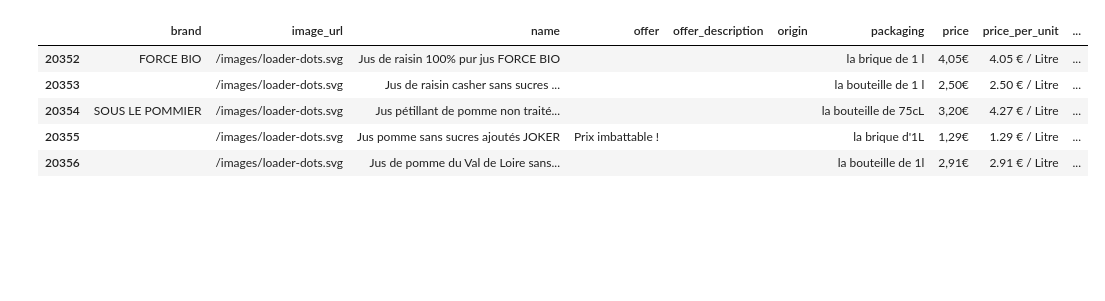
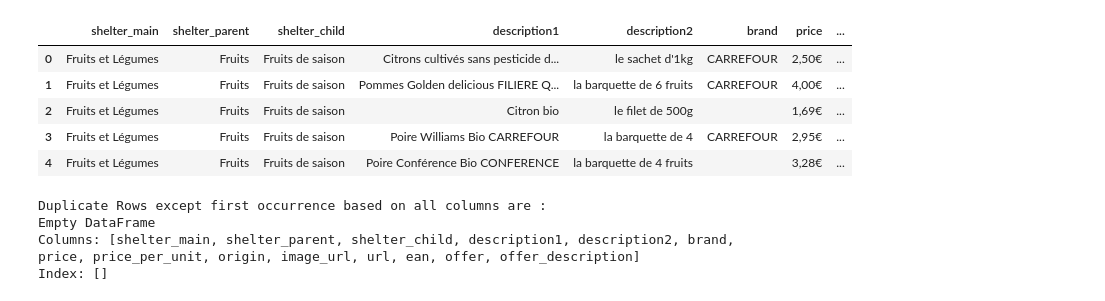
Before and after one commit to vsalamand/Notebooks, a Jupyter notebook: [carrefour] foodprice-app.ipynb, the cells around one changed output. Drawn from its saved outputs; the diff is of its cells as text; code cells hidden in the pictures; blank space fills up the shorter version.

```diff
--- a/[carrefour] foodprice-app.ipynb
+++ b/[carrefour] foodprice-app.ipynb
@@ -21,21 +21,21 @@ driver = webdriver.Chrome("/Applications/chromedriver")
 
 driver.get("https://www.carrefour.fr/r?noRedirect=0")
 
-page = driver.find_element_by_class_name('search-sidenav-item__list')
+page = driver.find_element_by_class_name('ds-carousel__items')
 parent_urls = [elem.get_attribute("href") for elem in page.find_elements_by_tag_name('a')]
-parent_urls = parent_urls[3:14]
+parent_urls = parent_urls[2:13]
 
 urls = []
 
 for children in parent_urls:
     driver.get(children)
-    page = driver.find_element_by_class_name('search-sidenav-item--opened').find_element_by_class_name('search-sidenav-item__list')
+    page = driver.find_element_by_class_name('ds-carousel__items')
     children_urls = [elem.get_attribute("href") for elem in page.find_elements_by_tag_name('a')]
 
     for child in children_urls:
         driver.get(child)
         try:
-            page = driver.find_element_by_class_name('search-sidenav-item--opened').find_element_by_class_name('search-sidenav-item__list')
+            page = driver.find_element_by_class_name('ds-carousel__items')
             a = [elem.get_attribute("href") for elem in page.find_elements_by_tag_name('a')]
             for url in a:
                 urls.append(url)
@@ -122,12 +138,18 @@ for page in pages:
         name = content.find("a", class_="product-card-title--food")["title"]
         packaging = content.find("div", class_="product-card-packaging").text.strip()
         price = content.find("span", class_="product-card-price__price--final").text.strip()
-        price_per_unit = content.find("div", class_="product-card-per-unit-label").text.strip()
-#           promo_price = line[14:-1]
-        image_url = content.find("img", class_="product-card-image__image")["src"]
+        try:
+            price_per_unit = content.find("div", class_="product-card-per-unit-label").text.strip()
+        except:
+            pass
+#       promo_price = line[14:-1]
+        try :
+            image_url = content.find("a", class_="product-card-image").find("img", class_="product-card-image__image")["data-src"]
+        except:
+            image_url = content.find("a", class_="product-card-image").find("img", class_="product-card-image__image")["src"]
         origin = content.find("div", class_="product-card__origin").text.strip() if content.find("div", class_="product-card__origin") else ""
         url = content.find("a", class_="product-card-title--food")["href"]
-        product_id = content.find("div", class_="add-to-shoppinglist")["ean"]
+        ean = content.find("div", class_="add-to-shoppinglist")["ean"]
         offer = content.find("div", class_="ds-product-card--vertical-highlightlabel").text.strip()
         offer_description = content.find("span", class_="promotion-label__txt").text.strip() if content.find("span", class_="promotion-label__txt") else ""
         if len(page['brands']) > 0:
@@ -138,8 +160,8 @@ for page in pages:
         products.append({"shelter_main": page['shelter_main'],
                          "shelter_parent": page['shelter_parent'],
                          "shelter_child": page['shelter_child'],
-                         "name":name,
-                         "packaging":packaging,
+                         "description1": name,
+                         "description2": packaging,
                          "brand": brand,
                          "price": price,
                          "price_per_unit":price_per_unit,
@@ -147,20 +169,33 @@ for page in pages:
                          "origin": origin,
                          "image_url": image_url,
                          "url": url,
-                         "product_id": product_id,
+                         "ean": ean,
                          "offer": offer,
                          "offer_description": offer_description
                         })
 # %%
 product_data = pd.DataFrame(products)
+product_data = product_data.drop_duplicates()
 
 export_csv = product_data.to_csv (r'/Users/vincentsalamand/Downloads/products_carrefour.csv', index = None, header=True)
 # %%
-product_data.tail()
+product_data.head()
 # %% [output]
-|  | brand | image_url | name | offer | offer_description | origin | packaging | price | price_per_unit | ... |
-| 20352 | FORCE BIO | /images/loader-dots.svg | Jus de raisin 100% pur jus FORCE BIO |  |  |  | la brique de 1 l | 4,05€ | 4.05 € / Litre | ... |
-| 20353 |  | /images/loader-dots.svg | Jus de raisin casher sans sucres ... |  |  |  | la bouteille de 1 l | 2,50€ | 2.50 € / Litre | ... |
-| 20354 | SOUS LE POMMIER | /images/loader-dots.svg | Jus pétillant de pomme non traité... |  |  |  | la bouteille de 75cL | 3,20€ | 4.27 € / Litre | ... |
-| 20355 |  | /images/loader-dots.svg | Jus pomme sans sucres ajoutés JOKER | Prix imbattable ! |  |  | la brique d'1L | 1,29€ | 1.29 € / Litre | ... |
-| 20356 |  | /images/loader-dots.svg | Jus de pomme du Val de Loire sans... |  |  |  | la bouteille de 1l | 2,91€ | 2.91 € / Litre | ... |
+|  | shelter_main | shelter_parent | shelter_child | description1 | description2 | brand | price | ... |
+| 0 | Fruits et Légumes | Fruits | Fruits de saison | Citrons cultivés sans pesticide d... | le sachet d'1kg | CARREFOUR | 2,50€ | ... |
+| 1 | Fruits et Légumes | Fruits | Fruits de saison | Pommes Golden delicious FILIERE Q... | la barquette de 6 fruits | CARREFOUR | 4,00€ | ... |
+| 2 | Fruits et Légumes | Fruits | Fruits de saison | Citron bio | le filet de 500g |  | 1,69€ | ... |
+| 3 | Fruits et Légumes | Fruits | Fruits de saison | Poire Williams Bio CARREFOUR | la barquette de 4 | CARREFOUR | 2,95€ | ... |
+| 4 | Fruits et Légumes | Fruits | Fruits de saison | Poire Conférence Bio CONFERENCE | la barquette de 4 fruits |  | 3,28€ | ... |
+# %%
+
+# Select duplicate rows except first occurrence based on all columns
+duplicateRowsDF = product_data[product_data.duplicated()]
+
+print("Duplicate Rows except first occurrence based on all columns are :")
+print(duplicateRowsDF)
+# %% [output]
+Duplicate Rows except first occurrence based on all columns are :
+Empty DataFrame
+Columns: [shelter_main, shelter_parent, shelter_child, description1, description2, brand, price, price_per_unit, origin, image_url, url, ean, offer, offer_description]
+Index: []
```
Also changed, not shown: parts of 2 cells of this notebook, 12 other files.
